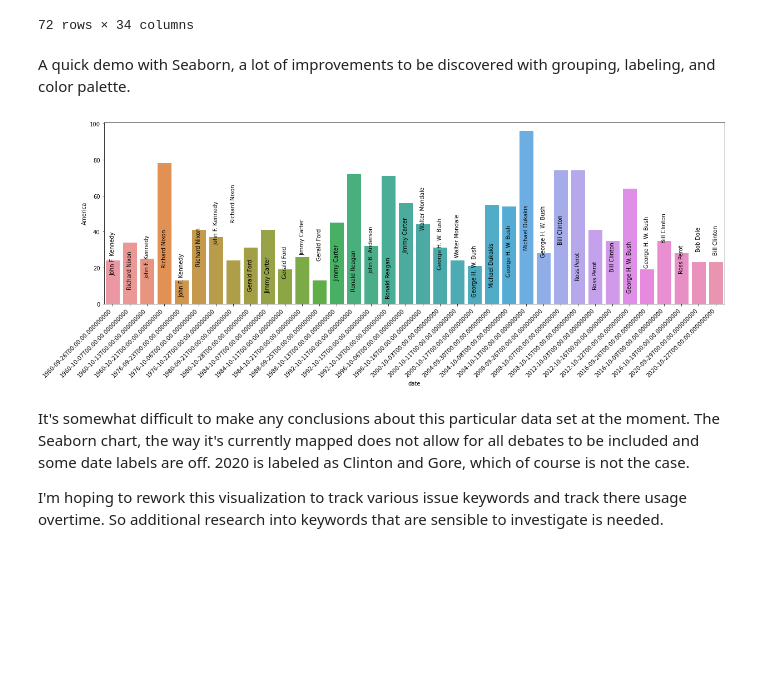
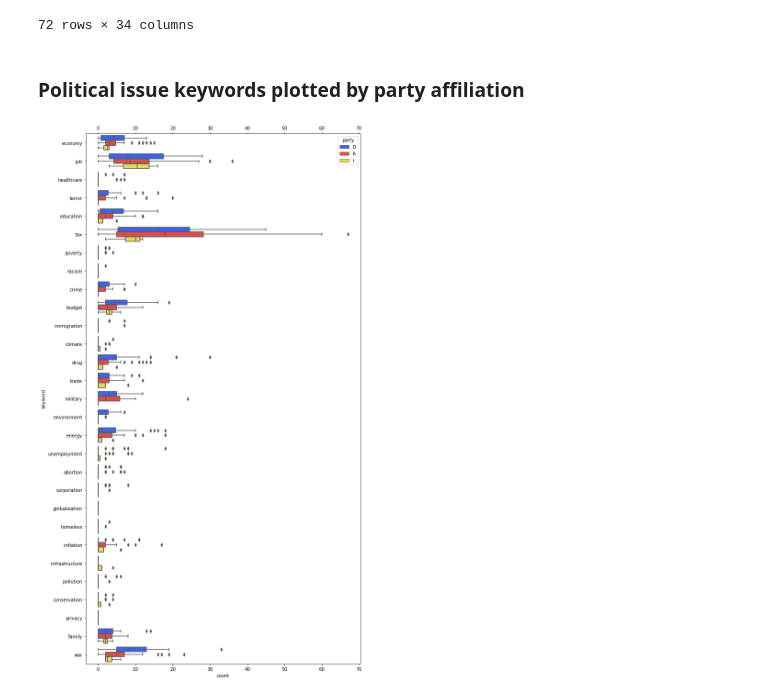
Before and after one commit to mbransons/DataFundamentalsCourse, a Jupyter notebook: week2/week2-activity.ipynb, the cells around one changed output. Saved outputs shown, nothing was run; the diff lists cells and outputs as text; code cells hidden in the pictures; blank space fills up the shorter version.

Commit message:
rebuild seaborn plot with issue keywords by party

```diff
--- a/week2/week2-activity.ipynb
+++ b/week2/week2-activity.ipynb
@@ -190,28 +182,3 @@ cand_clean
 | 70 | Trump | Donald Trump | R | So, as you know, 2.2 million peop... | 2020-10-22 | 2 | 5 | 0 | 0 | 0 | ... |
 | 71 | Biden | Joe Biden | D | 220,000 Americans dead. If you he... | 2020-10-22 | 0 | 5 | 0 | 0 | 0 | ... |
 72 rows × 34 columns
-# %% [markdown]
-A quick demo with Seaborn, a lot of improvements to be discovered with grouping, labeling, and color palette.
-# %%
-from calendar import c
-import matplotlib.pyplot as plt
-import matplotlib.dates as mdates
-import seaborn as sns
-
-fig, ax = plt.subplots(figsize = (20,6))
-fig = sns.barplot(x = "date", y = "America", data = cand_only,
-                  estimator = sum, ci = None, ax=ax)
-
-x_dates = cand_only['date'].sort_values().unique()
-ax.set_xticklabels(labels=x_dates, rotation=45, ha='right')
-
-for i in cand_only.index:
-    word = cand_only.loc[i, "fullname"]
-    y = cand_only.loc[i, "America"]
-    plt.annotate(word, (i, y), ha="center", va="bottom", rotation=90)
-# %% [output]
-[figure, removed]
-# %% [markdown]
-It's somewhat difficult to make any conclusions about this particular data set at the moment. The Seaborn chart, the way it's currently mapped does not allow for all debates to be included and some date labels are off. 2020 is labeled as Clinton and Gore, which of course is not the case.
-
-I'm hoping to rework this visualization to track various issue keywords and track there usage overtime. So additional research into keywords that are sensible to investigate is needed.
@@ -217,0 +190,14 @@ I'm hoping to rework this visualization to track various issue keywords and trac
+# %% [markdown]
+### Political issue keywords plotted by party affiliation
+# %%
+cand_expand = pd.melt(cand_clean, id_vars =['fullname', 'party', 'date'], value_vars =my_keywords, var_name='keyword', value_name='count')
+
+f = plt.figure(figsize=[10,17])
+ax = f.add_subplot(111)
+party_pal = {"D": "#2255FF", "R": "#EC3838", "I":"#FFEB3E"}
+sns.boxplot(x='count', y='keyword', data=cand_expand, hue='party', palette=party_pal, ax=ax)
+plt.tick_params(axis='x',which='both',labeltop='on',labelbottom='on')
+ax.xaxis.set_ticks_position('both')
+f.tight_layout()
+# %% [output]
+[figure, added]
```
Also changed, not shown: parts of 2 cells of this notebook.
